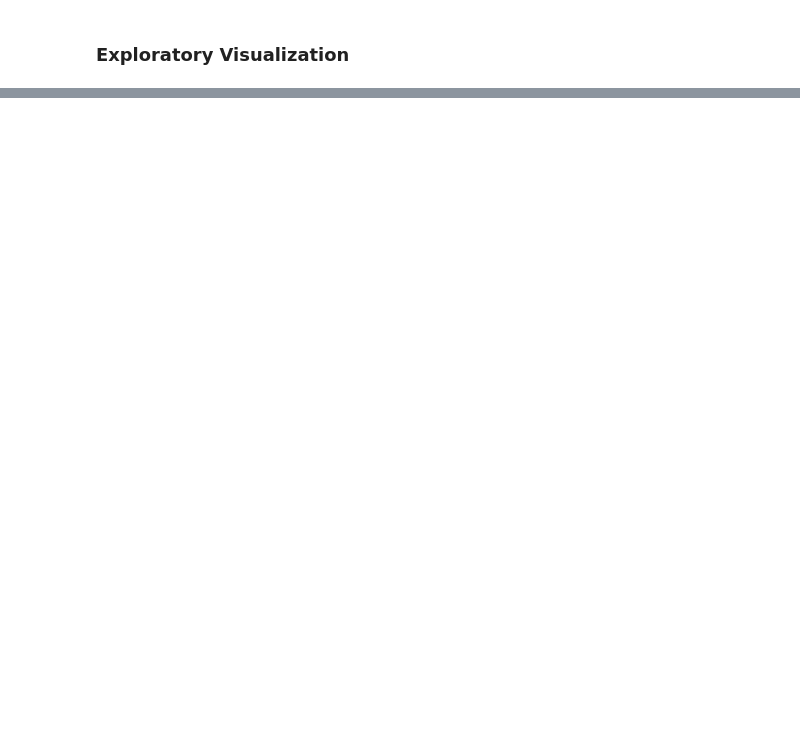
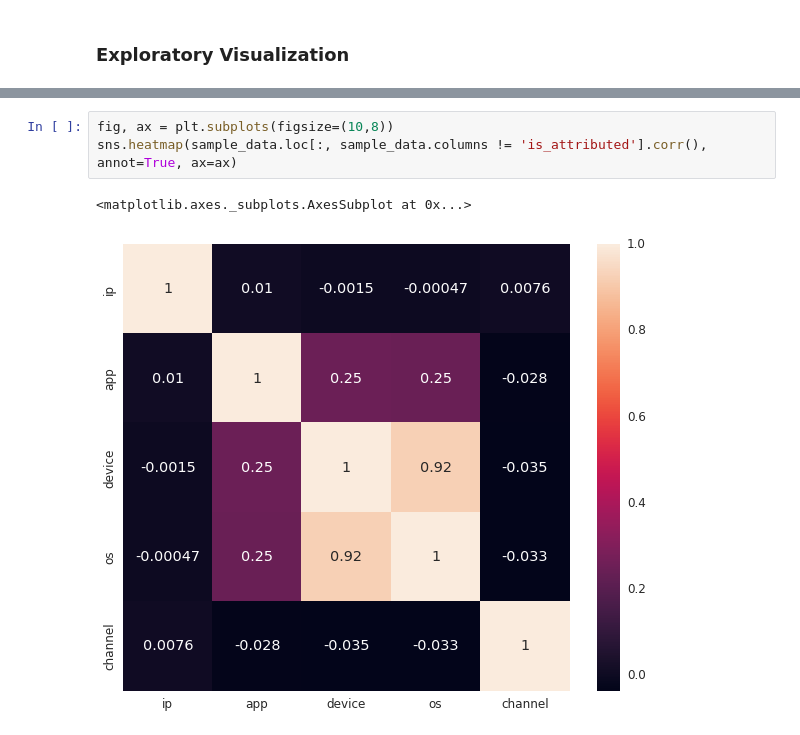
Before and after one commit to yuhow/udacity_nano_ML_course, a Jupyter notebook: capstone/capstone.ipynb, the cells around one changed output, grey strips where cells are left out. Drawn from its saved outputs; the diff is of its cells as text; blank space fills up the shorter version.

```diff
--- a/capstone/capstone.ipynb
+++ b/capstone/capstone.ipynb
@@ -230,0 +270,6 @@ time -> day (Mon, Tues, Wed...)
+# %%
+fig, ax = plt.subplots(figsize=(10,8))
+sns.heatmap(sample_data.loc[:, sample_data.columns != 'is_attributed'].corr(), annot=True, ax=ax)
+# %% [output]
+<matplotlib.axes._subplots.AxesSubplot at 0x...>
+[figure, added]
```
Also changed, not shown: parts of 14 cells of this notebook.
